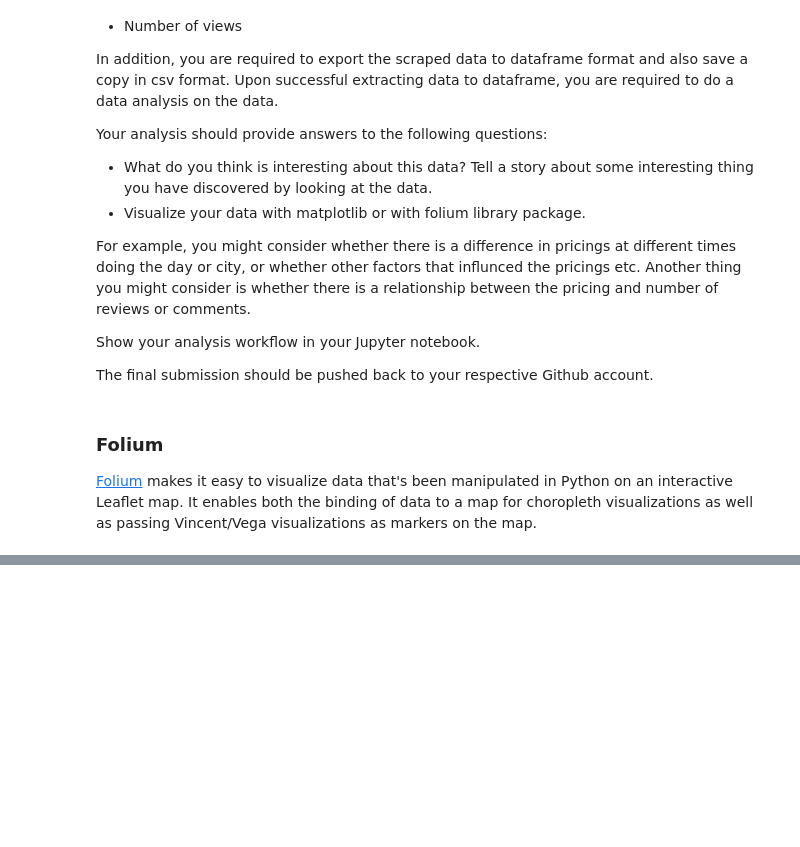
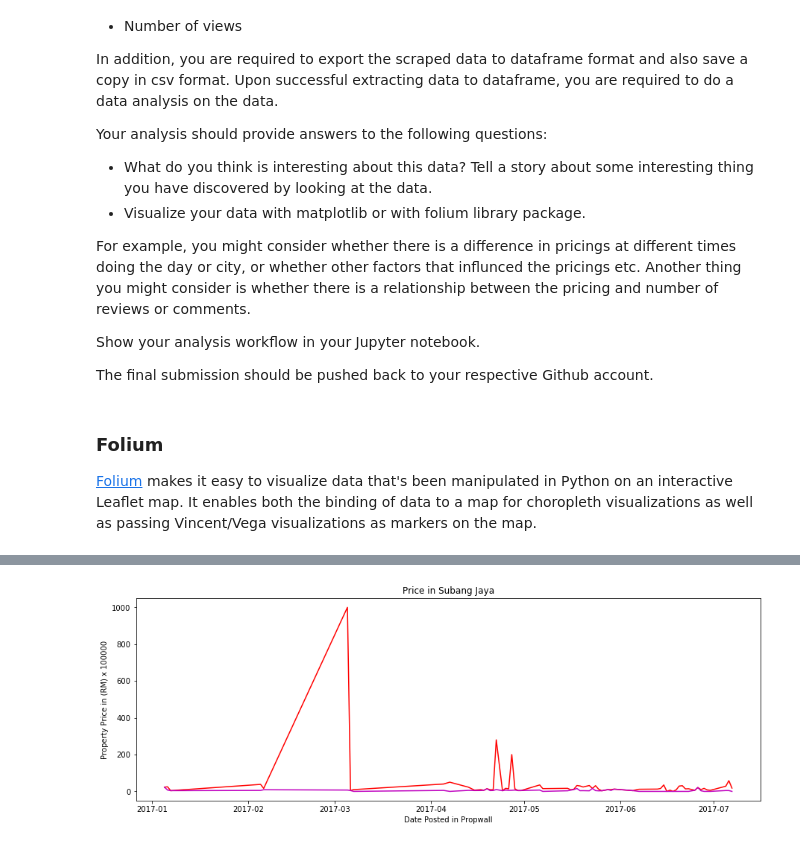
Before and after one commit to jasonphoon/EDS-Assignment3, a Jupyter notebook: Assignment3.ipynb, the cells around one changed output, grey strips where cells are left out. Drawn from its saved outputs; the diff is of its cells as text; code cells hidden in the pictures; blank space fills up the shorter version.

```diff
--- a/Assignment3.ipynb
+++ b/Assignment3.ipynb
@@ -100,0 +237,11 @@ df.to_csv('output.csv', index=False)
+# %%
+plt.figure(figsize=(15,5))
+plt.plot(subang_jaya_high.index, subang_jaya_high.total_price, color='r')
+plt.plot(subang_jaya_low.index, subang_jaya_low.total_price, color='m')
+plt.ylabel('Property Price in (RM) x 100000')
+plt.xlabel('Date Posted in Propwall')
+plt.title('Price in Subang Jaya')
+
+plt.show()
+# %% [output]
+[figure, added]
```
Also changed, not shown: parts of 9 cells of this notebook, 1 other file.
